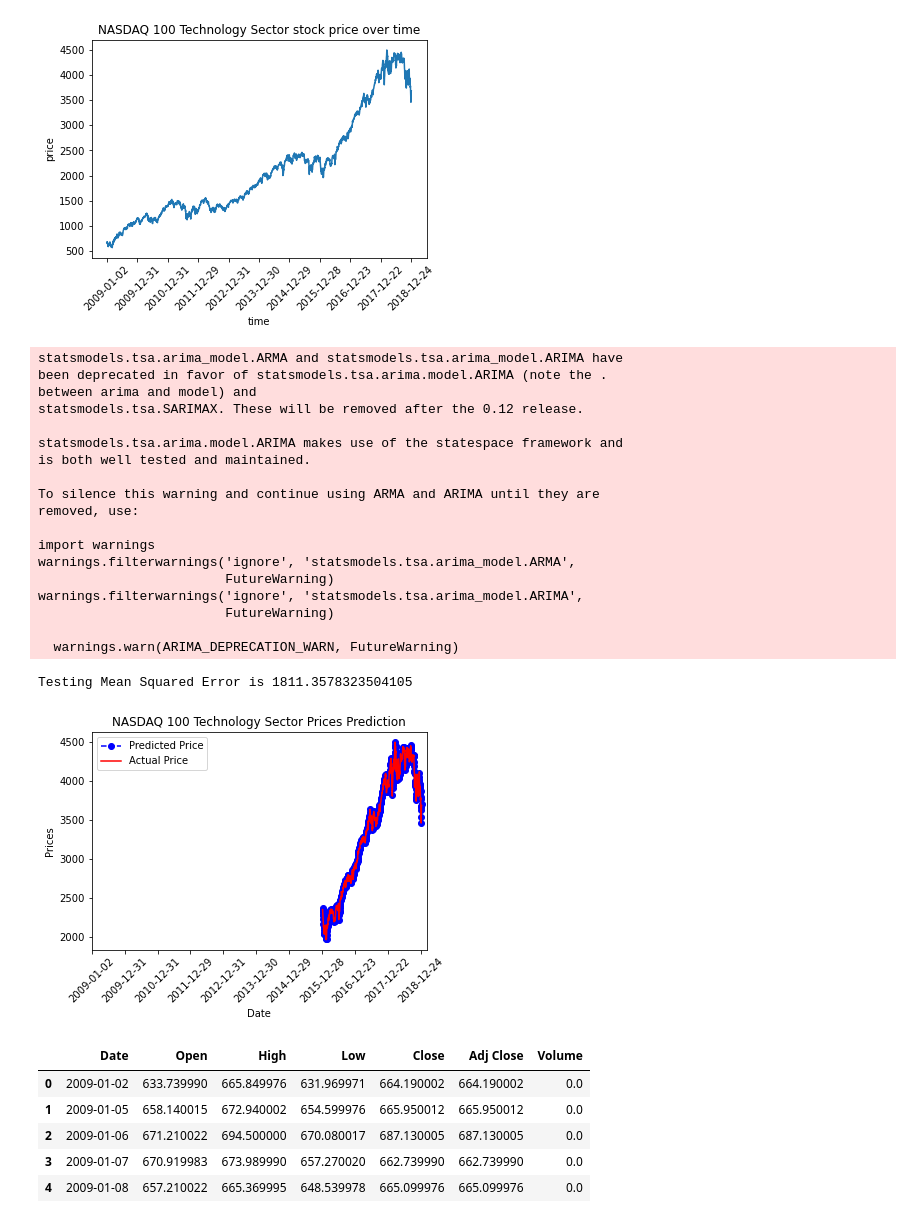
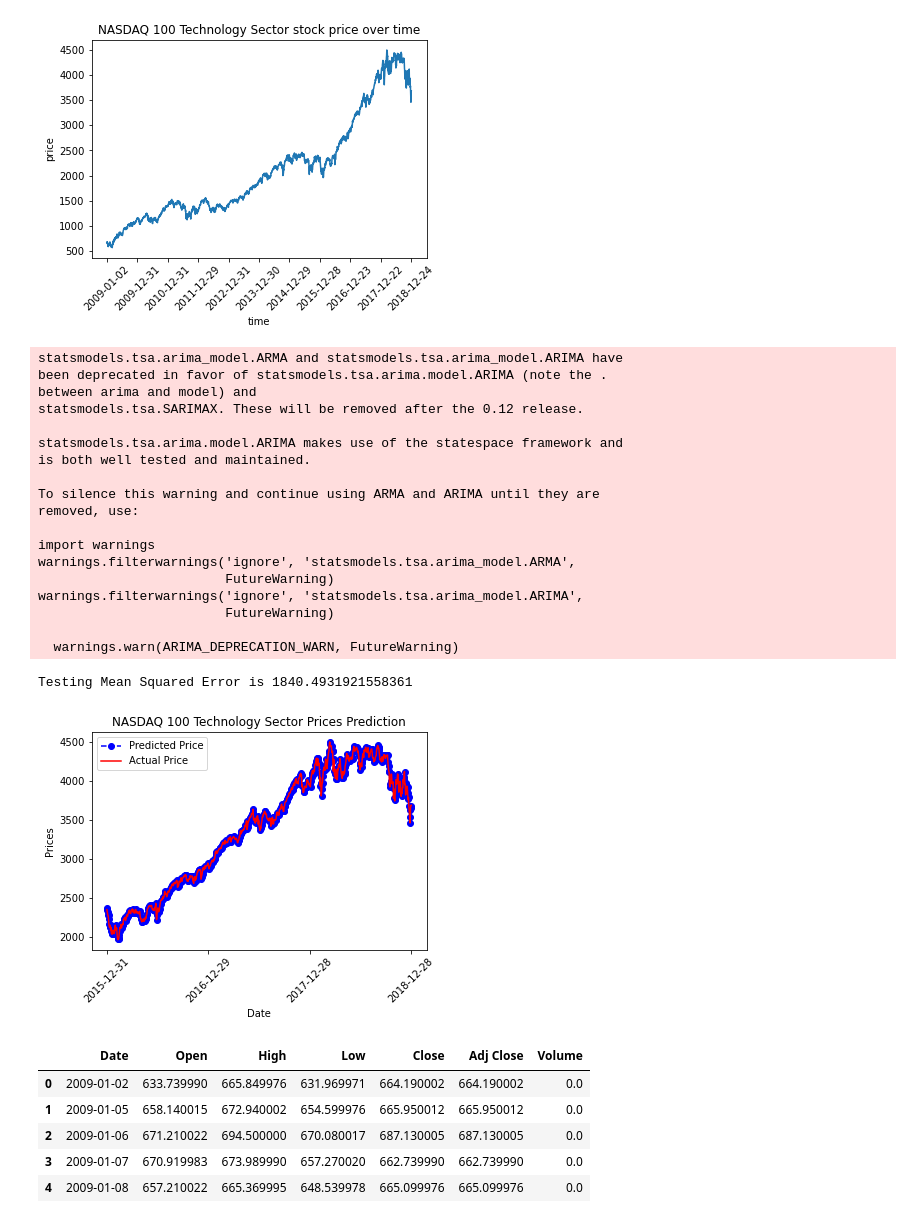
Before and after one commit to mklein1997/ML-ETF-Prices, a Jupyter notebook: Forcasting model/ARIMANXDT.ipynb, the cells around one changed output. Cells and saved outputs as stored; diff of their text form; code cells hidden in the pictures.

```diff
--- a/Forcasting model/ARIMANXDT.ipynb
+++ b/Forcasting model/ARIMANXDT.ipynb
@@ -80,7 +80,7 @@ history = [x for x in training_data]
 model_predictions = []
 N_test_observations = len(test_data)
 for time_point in range(N_test_observations):
-    model = ARIMA(history, order=(10,1,0))
+    model = ARIMA(history, order=(4,1,0))
     model_fit = model.fit(disp=0)
     output = model_fit.forecast()
     yhat = output[0]
@@ -108,20 +108,20 @@ warnings.filterwarnings('ignore', 'statsmodels.tsa.arima_model.ARIMA',
                         FutureWarning)
 
   warnings.warn(ARIMA_DEPRECATION_WARN, FutureWarning)
-Testing Mean Squared Error is 1811.3578323504105
+Testing Mean Squared Error is 1840.4931921558361
 # %%
 test_set_range = df[int(len(df)*0.7):].index
 plt.plot(test_set_range, model_predictions, color='blue', marker='o', linestyle='dashed',label='Predicted Price')
 plt.plot(test_set_range, test_data, color='red', label='Actual Price')
 plt.title('NASDAQ 100 Technology Sector Prices Prediction')
 plt.xlabel('Date')
 plt.ylabel('Prices')
-plt.xticks(np.arange(0,2514, 251), df['Date'][0:2514:251])
+plt.xticks(np.arange(1760,2514, 251), df['Date'][1760:2514:251])
 plt.xticks(rotation = 45)
 plt.legend()
 plt.show()
 # %% [output]
-[figure, old version]
+[figure, new version]
 # %%
 df = pd.read_csv("Resources/NDXT0921.csv")
 df.head(5)
```
Also changed, not shown: parts of 2 cells of this notebook, 1 other file.
